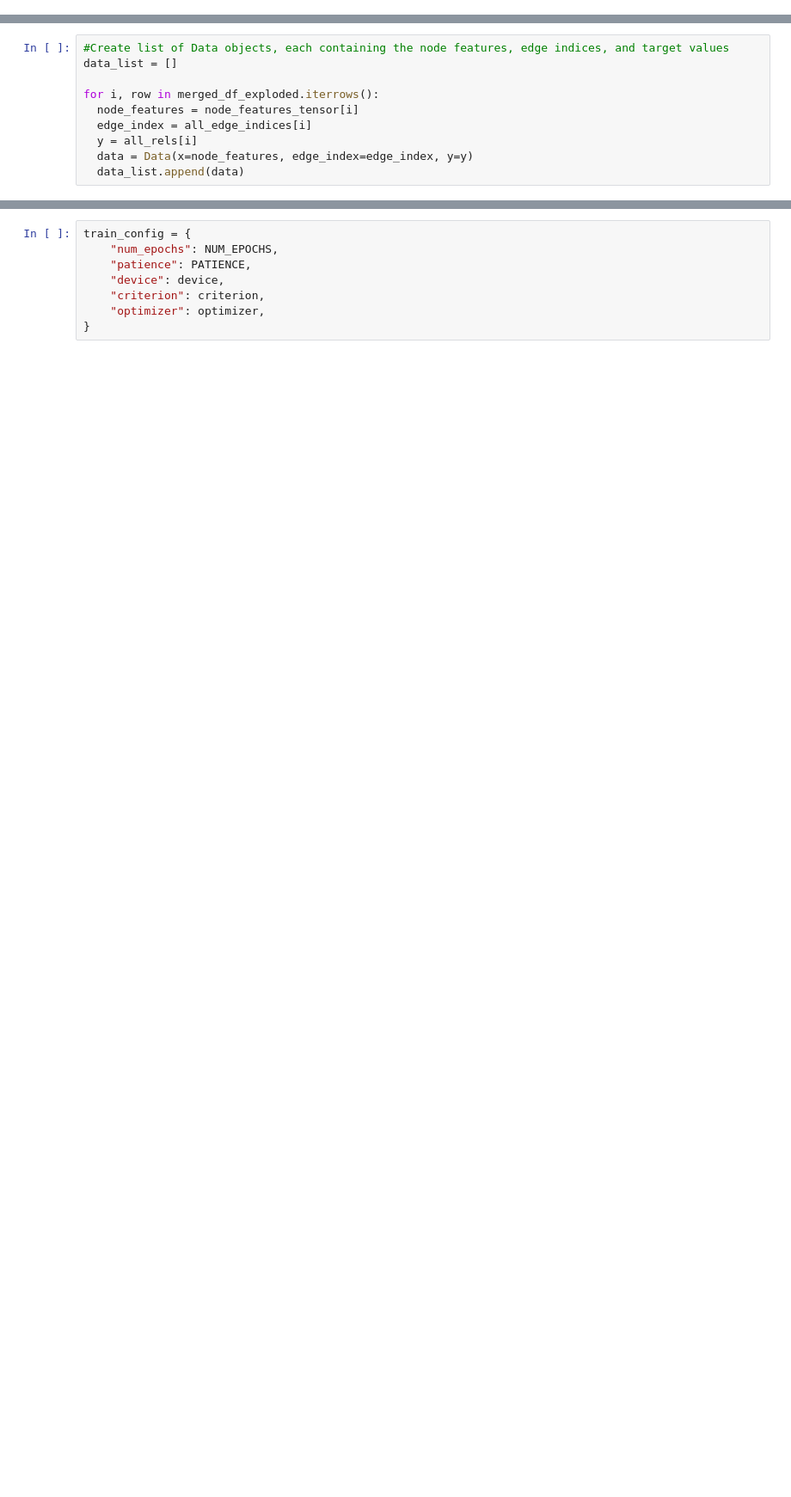
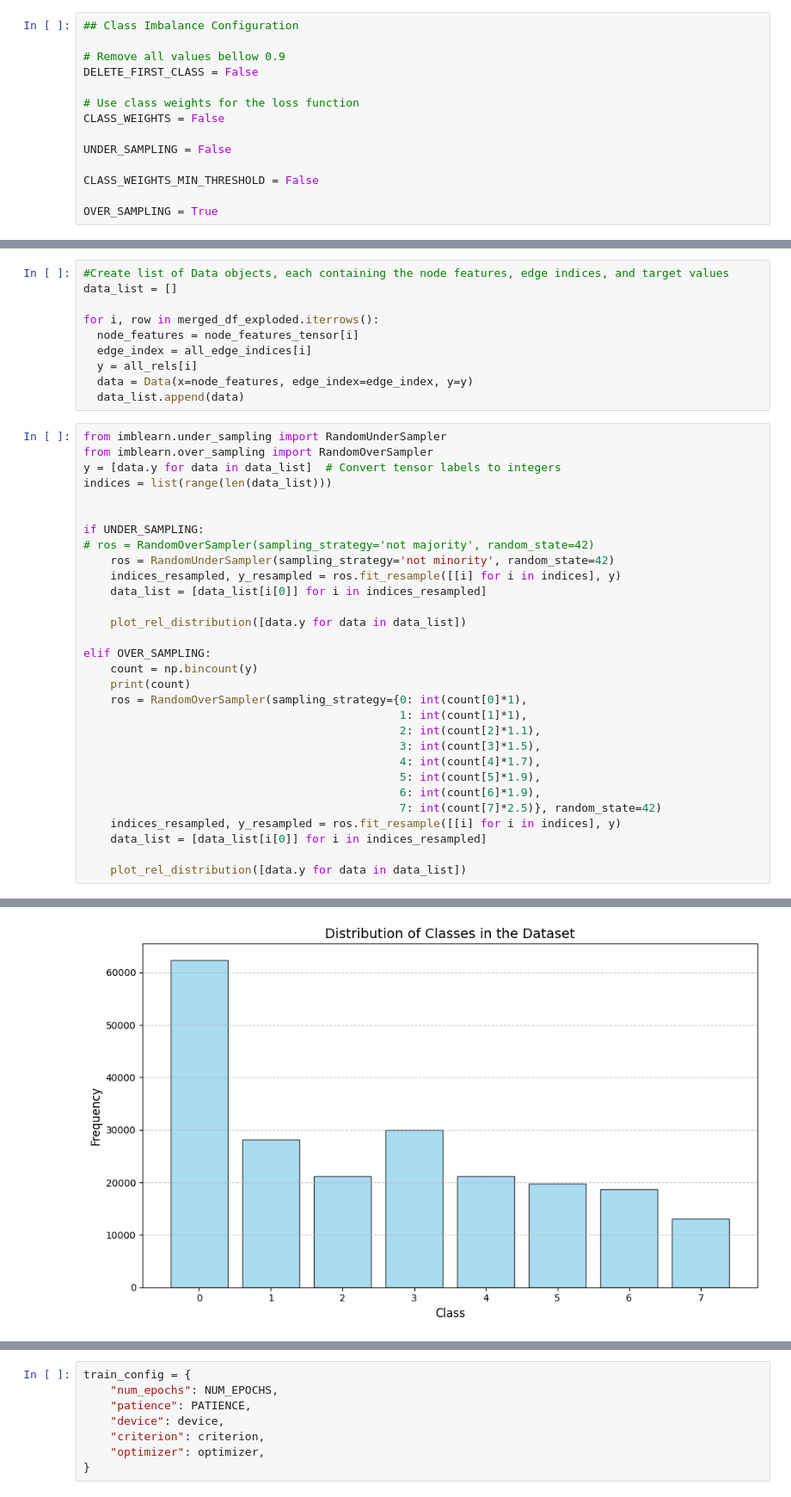
Before and after one commit to Jawayria/ADES-reliability-estimation, a Jupyter notebook: notebooks/MultiClassClassification.ipynb, the cells around one changed output, grey strips where cells are left out. Shown: that part at 86% size. Cells and saved outputs as stored; diff of their text form; blank space fills up the shorter version.

```diff
--- a/notebooks/MultiClassClassification.ipynb
+++ b/notebooks/MultiClassClassification.ipynb
@@ -51,6 +55,20 @@ PATIENCE = 20
 ONE_TIMESTAMP = False
 
 NUM_BINS = 0
+# %%
+## Class Imbalance Configuration
+
+# Remove all values bellow 0.9
+DELETE_FIRST_CLASS = False
+
+# Use class weights for the loss function
+CLASS_WEIGHTS = False
+
+UNDER_SAMPLING = False
+
+CLASS_WEIGHTS_MIN_THRESHOLD = False
+
+OVER_SAMPLING = True
 # %%
 
 
@@ -201,3 +204,34 @@ for i, row in merged_df_exploded.iterrows():
   y = all_rels[i]
   data = Data(x=node_features, edge_index=edge_index, y=y)
   data_list.append(data)
+# %%
+from imblearn.under_sampling import RandomUnderSampler
+from imblearn.over_sampling import RandomOverSampler
+y = [data.y for data in data_list]  # Convert tensor labels to integers
+indices = list(range(len(data_list)))
+
+
+if UNDER_SAMPLING:
+# ros = RandomOverSampler(sampling_strategy='not majority', random_state=42)
+    ros = RandomUnderSampler(sampling_strategy='not minority', random_state=42)
+    indices_resampled, y_resampled = ros.fit_resample([[i] for i in indices], y)
+    data_list = [data_list[i[0]] for i in indices_resampled]
+
+    plot_rel_distribution([data.y for data in data_list])
+
+elif OVER_SAMPLING:
+    count = np.bincount(y)
+    print(count)
+    ros = RandomOverSampler(sampling_strategy={0: int(count[0]*1),
+                                               1: int(count[1]*1),
+                                               2: int(count[2]*1.1),
+                                               3: int(count[3]*1.5),
+                                               4: int(count[4]*1.7),
+                                               5: int(count[5]*1.9),
+                                               6: int(count[6]*1.9),
+                                               7: int(count[7]*2.5)}, random_state=42)
+    indices_resampled, y_resampled = ros.fit_resample([[i] for i in indices], y)
+    data_list = [data_list[i[0]] for i in indices_resampled]
+
+    plot_rel_distribution([data.y for data in data_list])
+# %% [output]
@@ -204,3 +239,4 @@ for i, row in merged_df_exploded.iterrows():
+[figure, added]
 # %%
 # Split into training and testing data
 train_data_list, test_data_list  = train_test_split(data_list, test_size=0.2, random_state=42)
```
Also changed, not shown: parts of 16 cells of this notebook, 3 other files.
